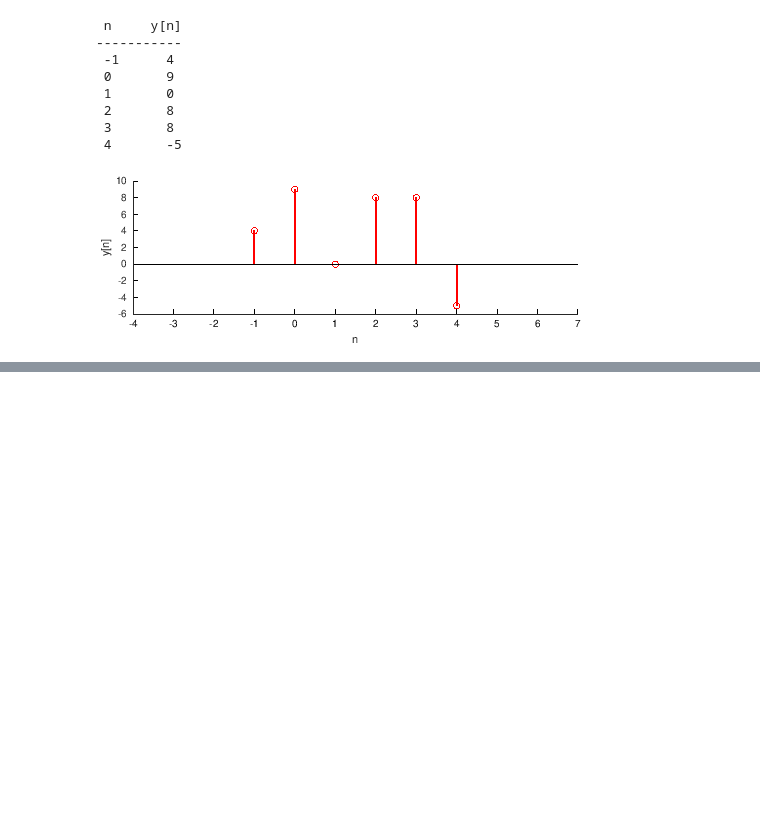
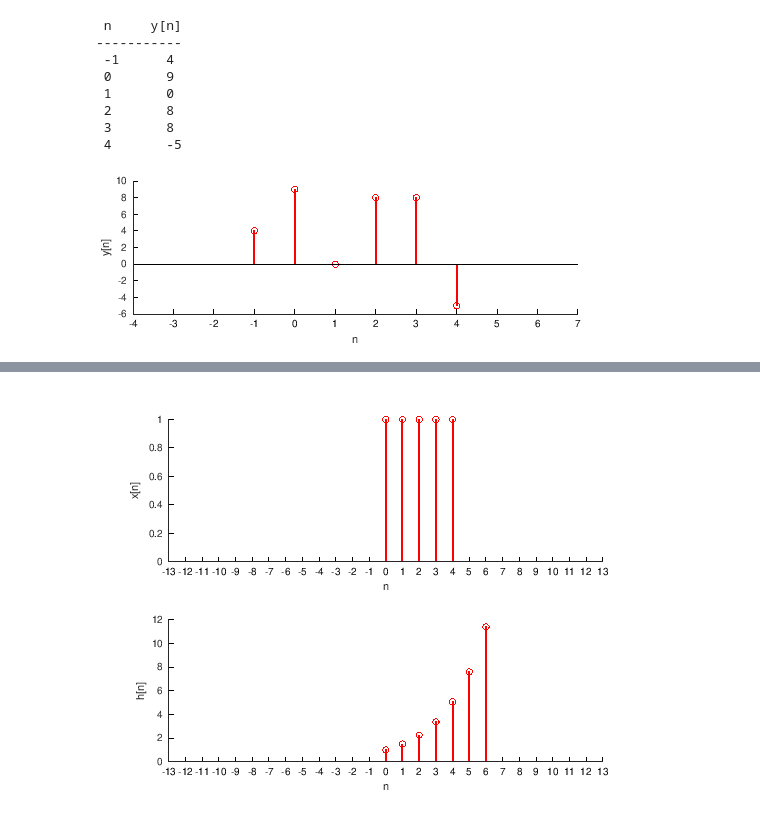
Before and after one commit to iru-one-syah/iru-one-syah.github.io, a Jupyter notebook: courses/others/Kuliah - Contoh Konvolusi (Octave atau MatLab).ipynb, the cells around one changed output, grey strips where cells are left out. Saved outputs shown, nothing was run; the diff lists cells and outputs as text; code cells hidden in the pictures; blank space fills up the shorter version.

```diff
--- a/courses/others/Kuliah - Contoh Konvolusi (Octave atau MatLab).ipynb
+++ b/courses/others/Kuliah - Contoh Konvolusi (Octave atau MatLab).ipynb
@@ -80,0 +158,23 @@ end
+# %%
+n_x = 0:4;
+x_n = ones(size(n_x));
+
+a = 1.5;
+n_h = 0:6;
+h_n = a.^n_h;
+
+subplot(211)
+stem(n_x,x_n,'r','LineWidth',5)
+ylabel('x[n]')
+xlabel('n')
+xlim([-13 13])
+set(gca, 'xtick',-13:13);
+
+subplot(212)
+stem(n_h,h_n,'r','LineWidth',5)
+ylabel('h[n]')
+xlabel('n')
+xlim([-13 13])
+set(gca, 'xtick',-13:13);
+# %% [output]
+[figure, added]
```
Also changed, not shown: parts of 7 cells of this notebook, 3 other files.
